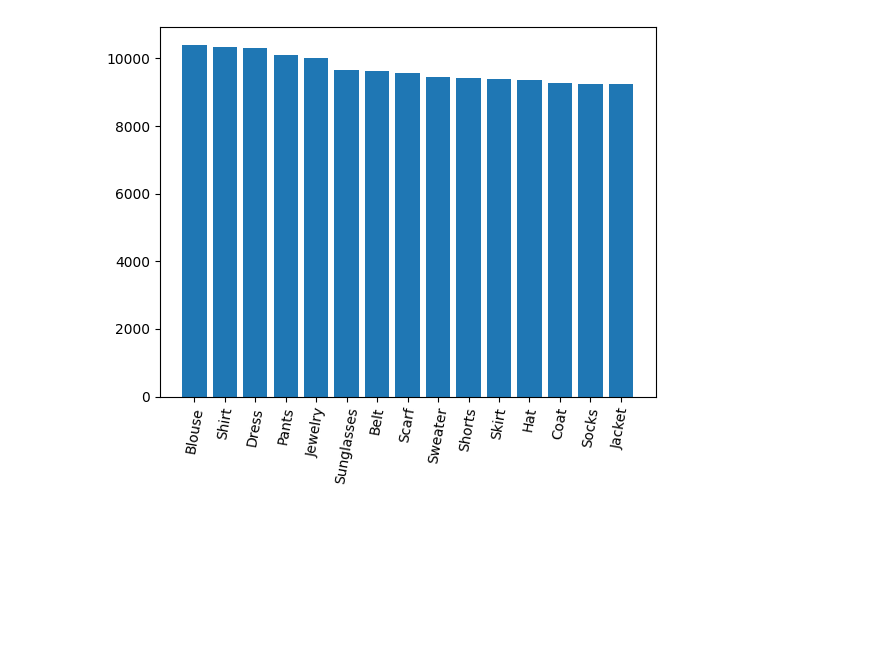
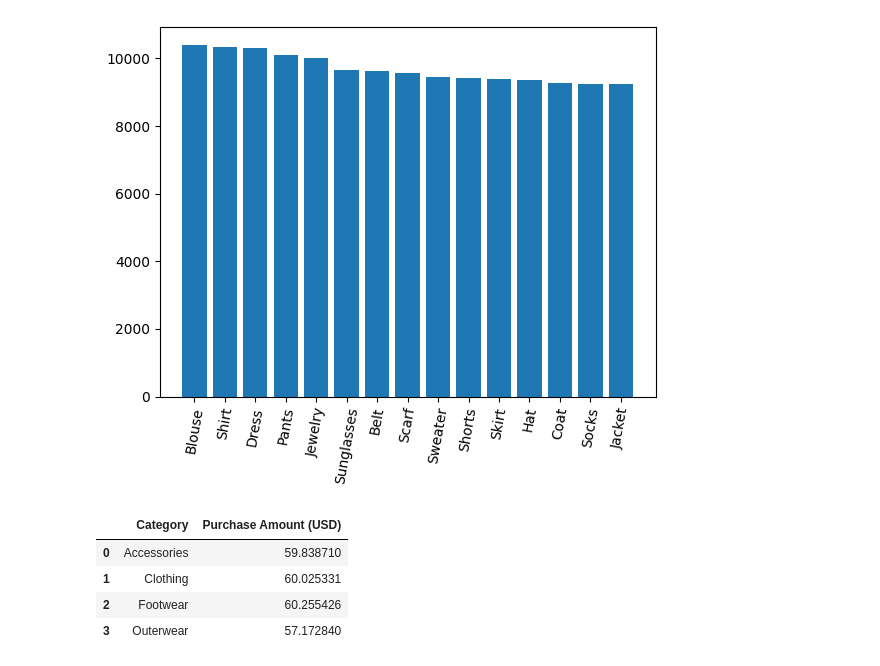
Before and after one commit to mayurimamdi/EDA, a Jupyter notebook: ShoppingTrends/notebook.ipynb, the cells around one changed output. Saved outputs shown, nothing was run; the diff lists cells and outputs as text; code cells hidden in the pictures; blank space fills up the shorter version.

```diff
--- a/ShoppingTrends/notebook.ipynb
+++ b/ShoppingTrends/notebook.ipynb
@@ -123,3 +123,11 @@ plt.xticks(rotation=80)
 plt.show()
 # %% [output]
 [figure]
+# %%
+df.groupby('Category')['Purchase Amount (USD)'].mean().reset_index()
+# %% [output]
+|  | Category | Purchase Amount (USD) |
+| 0 | Accessories | 59.838710 |
+| 1 | Clothing | 60.025331 |
+| 2 | Footwear | 60.255426 |
+| 3 | Outerwear | 57.172840 |
```
Also changed, not shown: parts of 9 cells of this notebook, 1 other file.
